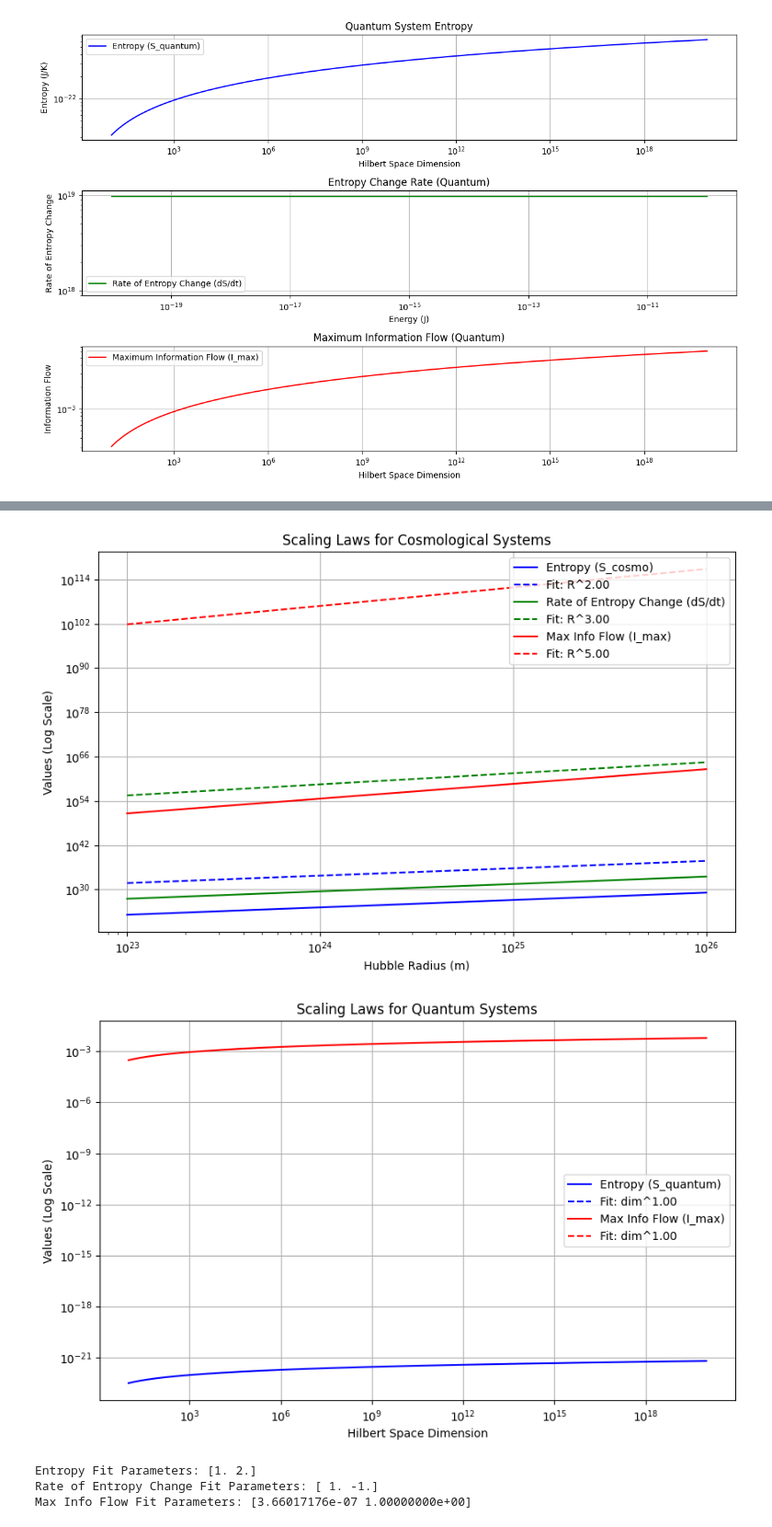
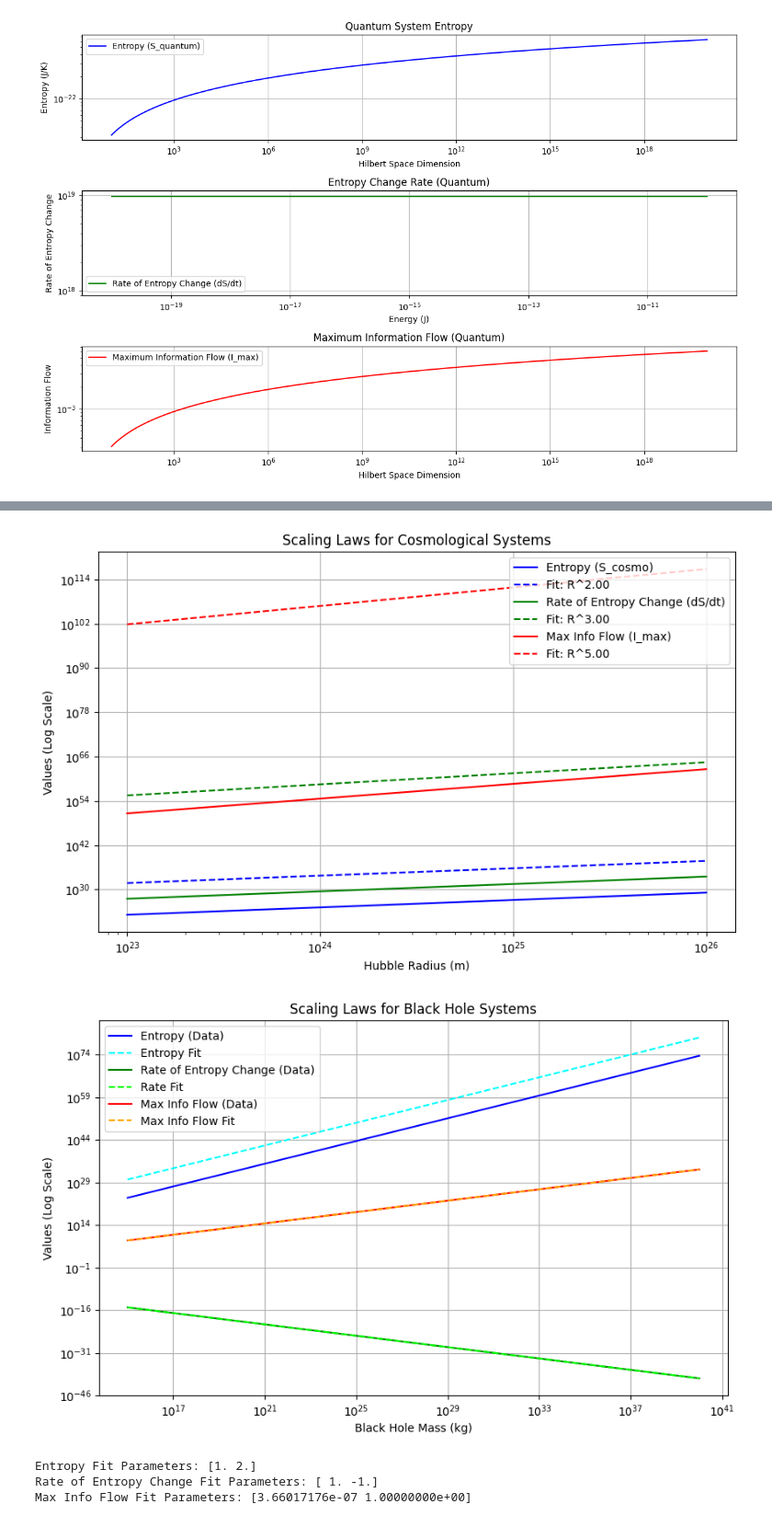
Before and after one commit to nking-1/Generativity, a Jupyter notebook: ComplexityEfficiency.ipynb, the cells around one changed output, grey strips where cells are left out. Shown at 92% size. Drawn from its saved outputs; the diff is of its cells as text; code cells hidden in the pictures.

Commit message:
Cleaned up notebook a bit, markdown preprint without chart analysis

```diff
--- a/ComplexityEfficiency.ipynb
+++ b/ComplexityEfficiency.ipynb
@@ -362,41 +382,46 @@ def quantum_entropy(dim):
 
 def quantum_entropy_rate(E):
     return E / hbar
 
 def quantum_information_flow(dim, E):
     S_quantum = quantum_entropy(dim)
     dS_dt = quantum_entropy_rate(E)
     return S_quantum * dS_dt
 
 # Hilbert space dimensions and energy
 dim_values = np.logspace(1, 20, 500)
 E_value = 1e-15  # Fixed energy for demonstration
 S_quantum_values = quantum_entropy(dim_values)
 dS_dt_quantum_values = quantum_entropy_rate(E_value) * np.ones_like(dim_values)
 I_max_quantum_values = quantum_information_flow(dim_values, E_value)
 
 # Fit scaling laws
 quantum_entropy_params, _ = curve_fit(power_law, dim_values, S_quantum_values)
 quantum_info_flow_params, _ = curve_fit(power_law, dim_values, I_max_quantum_values)
 
-# Plot Quantum Scaling Laws
 plt.figure(figsize=(10, 6))
-plt.loglog(dim_values, S_quantum_values, label='Entropy (S_quantum)', color='blue')
-plt.loglog(dim_values, power_law(dim_values, *quantum_entropy_params), '--', color='blue', label=f'Fit: dim^{quantum_entropy_params[1]:.2f}')
-plt.loglog(dim_values, I_max_quantum_values, label='Max Info Flow (I_max)', color='red')
-plt.loglog(dim_values, power_law(dim_values, *quantum_info_flow_params), '--', color='red', label=f'Fit: dim^{quantum_info_flow_params[1]:.2f}')
-plt.xlabel('Hilbert Space Dimension')
+# Entropy
+plt.loglog(M_values, S_BH_values, label='Entropy (Data)', color='blue')
+plt.loglog(M_values, power_law(M_values, *entropy_params), '--', label='Entropy Fit', color='cyan')
+# Rate of Entropy Change
+plt.loglog(M_values, dS_dt_values, label='Rate of Entropy Change (Data)', color='green')
+plt.loglog(M_values, power_law(M_values, *entropy_rate_params), '--', label='Rate Fit', color='lime')
+# Max Information Flow
+plt.loglog(M_values, I_max_values, label='Max Info Flow (Data)', color='red')
+plt.loglog(M_values, power_law(M_values, *info_flow_params), '--', label='Max Info Flow Fit', color='orange')
+
+plt.xlabel('Black Hole Mass (kg)')
 plt.ylabel('Values (Log Scale)')
-plt.title('Scaling Laws for Quantum Systems')
+plt.title('Scaling Laws for Black Hole Systems')
 plt.legend()
 plt.grid(True)
 plt.show()
 # %% [output]
 [figure]
 [figure]
 [figure]
 [figure]
-[figure, old version]
+[figure, new version]
 # %%
 print("Entropy Fit Parameters:", entropy_params)
 print("Rate of Entropy Change Fit Parameters:", entropy_rate_params)
```
Also changed, not shown: parts of 13 cells of this notebook, 1 other file.
